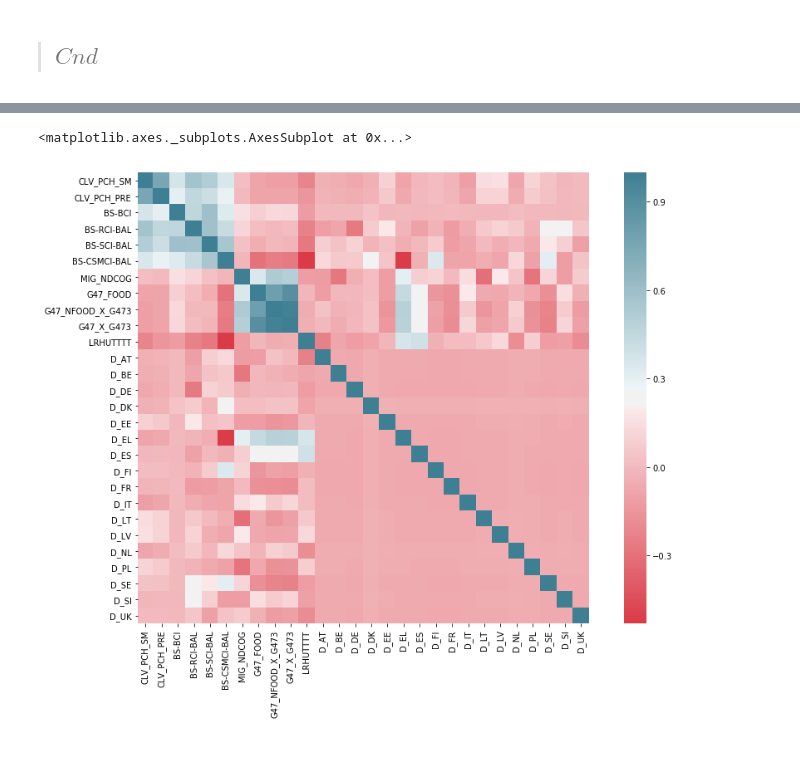
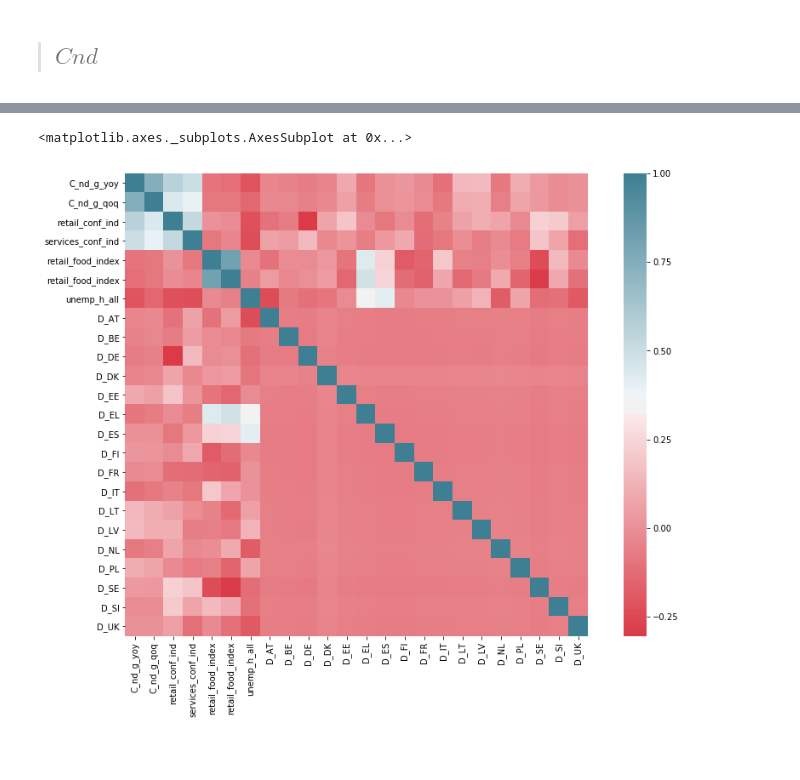
Before and after one commit to boturon/NovaSBE_Courses, a Jupyter notebook: 1107_macroeconomic-policies/assignment/pred-gdp/data.ipynb, the cells around one changed output, grey strips where cells are left out. Drawn from its saved outputs; the diff is of its cells as text; code cells hidden in the pictures.

```diff
--- a/1107_macroeconomic-policies/assignment/pred-gdp/data.ipynb
+++ b/1107_macroeconomic-policies/assignment/pred-gdp/data.ipynb
@@ -411,8 +419,16 @@ def Cnd(model_variables=[], version=0, all_boolean=False, country_dummies=True):
     ###########################################################################################
 
     # Regression
-    X = sm.add_constant(Cnd.loc[:, Cnd.columns != "CLV_PCH_SM"].copy())
-    y = Cnd.loc[:, "CLV_PCH_SM"].copy()
+    if version == 3:
+        Cnd.columns = ['C_nd_g_yoy', 'C_nd_g_qoq', 'retail_conf_ind', 'services_conf_ind', 'retail_food_index',
+       'retail_food_index', 'unemp_h_all', 'D_AT', 'D_BE', 'D_DE', 'D_DK', 'D_EE',
+       'D_EL', 'D_ES', 'D_FI', 'D_FR', 'D_IT', 'D_LT', 'D_LV', 'D_NL', 'D_PL',
+       'D_SE', 'D_SI', 'D_UK']
+        X = sm.add_constant(Cnd.loc[:, Cnd.columns != "C_nd_g_yoy"].copy())
+        y = Cnd.loc[:, "C_nd_g_yoy"].copy()
+    else:
+        X = sm.add_constant(Cnd.loc[:, Cnd.columns != "CLV_PCH_SM"].copy())
+        y = Cnd.loc[:, "CLV_PCH_SM"].copy()
     results = sm.OLS(y, X).fit()
     print(results.summary())
 
@@ -499,11 +515,11 @@ Warnings:
 strong multicollinearity or other numerical problems.
 # %%
 f, ax = plt.subplots(figsize=(15,10))
-sns.heatmap(Cnd_all.corr(), mask=np.zeros_like(Cnd_all.corr(), dtype=np.bool),
+sns.heatmap(Cnd3.corr(), mask=np.zeros_like(Cnd3.corr(), dtype=np.bool),
             cmap=sns.diverging_palette(10, 220, as_cmap=True),square=True, ax=ax)
 # %% [output]
 <matplotlib.axes._subplots.AxesSubplot at 0x...>
-[figure, old version]
+[figure, new version]
 # %% [markdown]
 <br>
 # %% [markdown]
```
Also changed, not shown: parts of 60 cells of this notebook, 1 other file.
